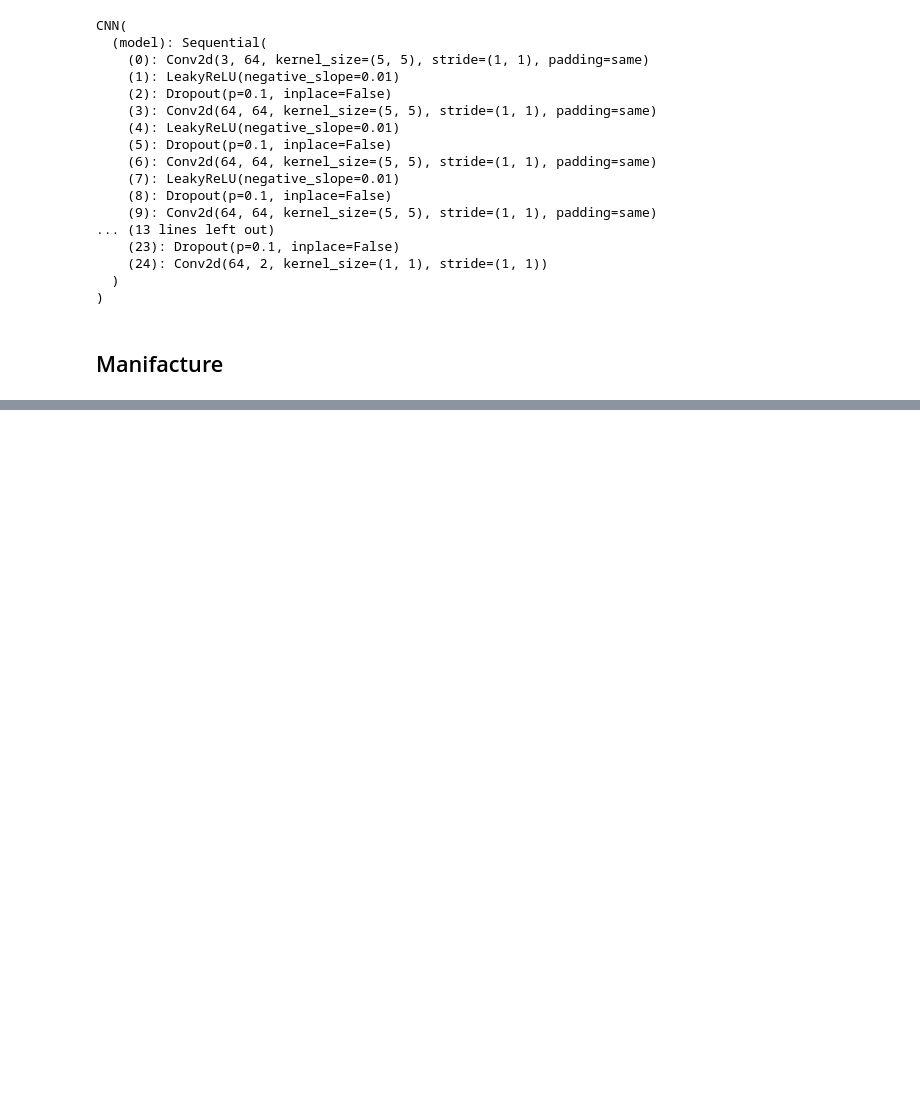
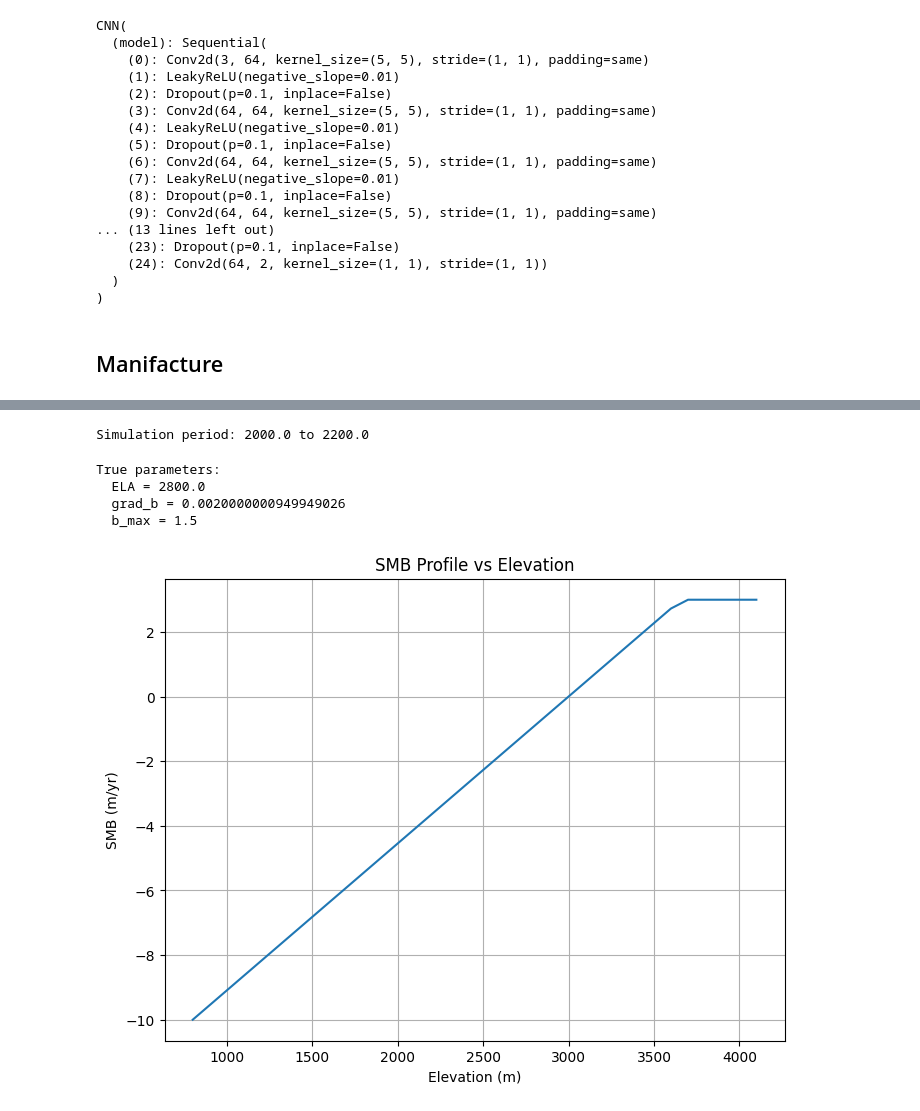
Before and after one commit to kejdilleshi/InvertedGlacierEvolutionModel, a Jupyter notebook: IGEM_2D.ipynb, the cells around one changed output, grey strips where cells are left out. Cells and saved outputs as stored; diff of their text form; code cells hidden in the pictures; blank space fills up the shorter version.

Commit message:
SMB profile inversion using 2D IGEM model

```diff
--- a/IGEM_2D.ipynb
+++ b/IGEM_2D.ipynb
@@ -21,4 +18,0 @@ Using device: cuda:1
-# %%
-device = torch.device('cuda:1' if torch.cuda.is_available() else 'cpu')
-print(device)
-args = parse_arguments([])  # use defaults
@@ -525,0 +128,57 @@ plt.show()
+# %%
+args.t_start = torch.tensor(2000.0)
+args.ttot = torch.tensor(2200.0)
+args.vis_freq = 10.0  # Visualize every 1 year
+args.cfl=0.2
+
+print(f"Simulation period: {args.t_start.item()} to {args.ttot.item()}")
+# %% [output]
+Simulation period: 2000.0 to 2200.0
+# %%
+glacier_model = GlacierDynamicsCheckpointed(
+        topo,h_init, ice_mask=icemask,device=device,args=args,model=model,visualize=False
+    )
+# %%
+# True parameters for generating observations
+ELA_true = torch.as_tensor(2800.0, device=device)
+grad_b_true = torch.as_tensor(0.002, device=device)
+b_max_true = torch.as_tensor(1.5, device=device)
+
+print(f"True parameters:")
+print(f"  ELA = {ELA_true.item()}")
+print(f"  grad_b = {grad_b_true.item()}")
+print(f"  b_max = {b_max_true.item()}")
+# %% [output]
+True parameters:
+  ELA = 2800.0
+  grad_b = 0.0020000000949949026
+  b_max = 1.5
+# %%
+# Load topography
+zmin = topo.min()
+zmax = topo.max()
+dz = 100.0  # 100m elevation bins
+
+
+# Create number of bins
+N = int(torch.ceil((zmax - zmin) / dz).item())
+N = max(N, 2)
+
+# Create SMB profile: -15 m/yr at low elevation to 5 m/yr at high
+smb_vec = torch.linspace(-10.0, 5.0, steps=N, device=device)
+
+# Optional: manually set specific values
+smb_vec = torch.clamp(smb_vec, min=-15.0, max=3.0)
+
+# Run the model
+with torch.no_grad():
+    H_observation = glacier_model(
+        precip_tensor=None,
+        T_m_lowest=None,
+        T_s=None,
+        melt_factor=None,
+        smb_method='profile',
+        smb_vec=smb_vec,
+        z_min=zmin,
+        dz=dz
+    )
@@ -525,0 +188,10 @@ plt.show()
+# %%
+plt.figure(figsize=(8,6))
+plt.plot(np.arange(N)*dz + zmin.cpu().numpy(),smb_vec.cpu().numpy(), )
+plt.ylabel('SMB (m/yr)')
+plt.xlabel('Elevation (m)')
+plt.title('SMB Profile vs Elevation')
+plt.grid()
+plt.show()
+# %% [output]
+[figure, added]
```
Also changed, not shown: parts of 56 cells of this notebook, 18 other files.
